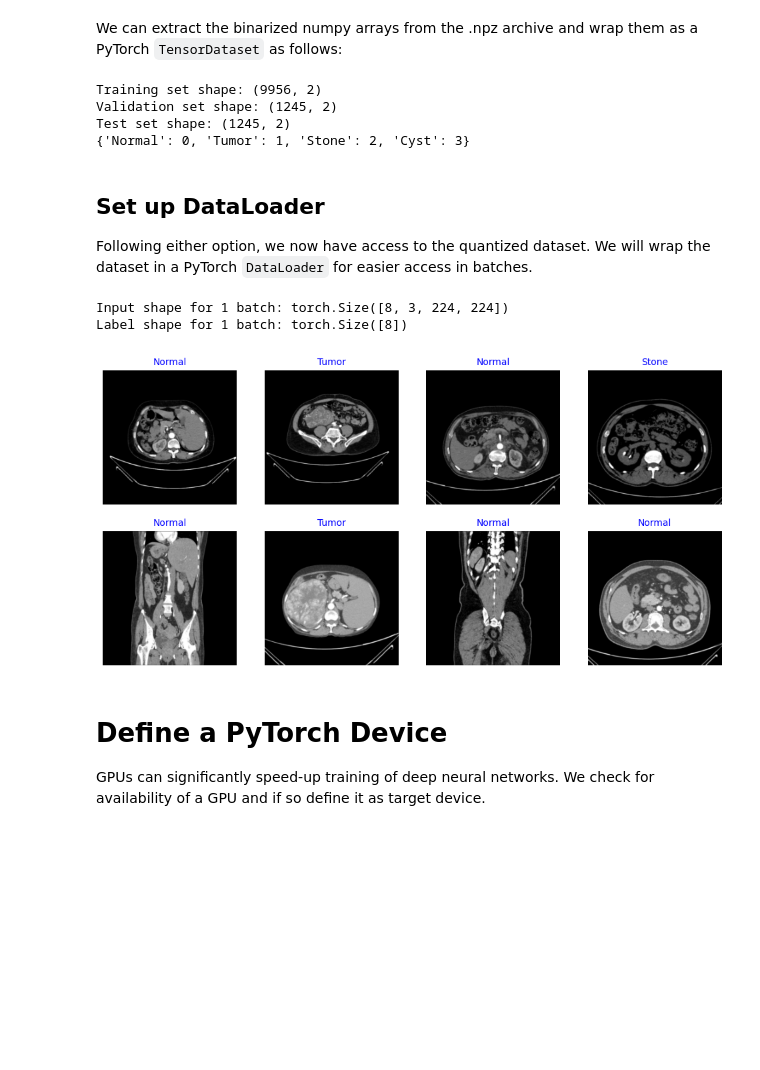
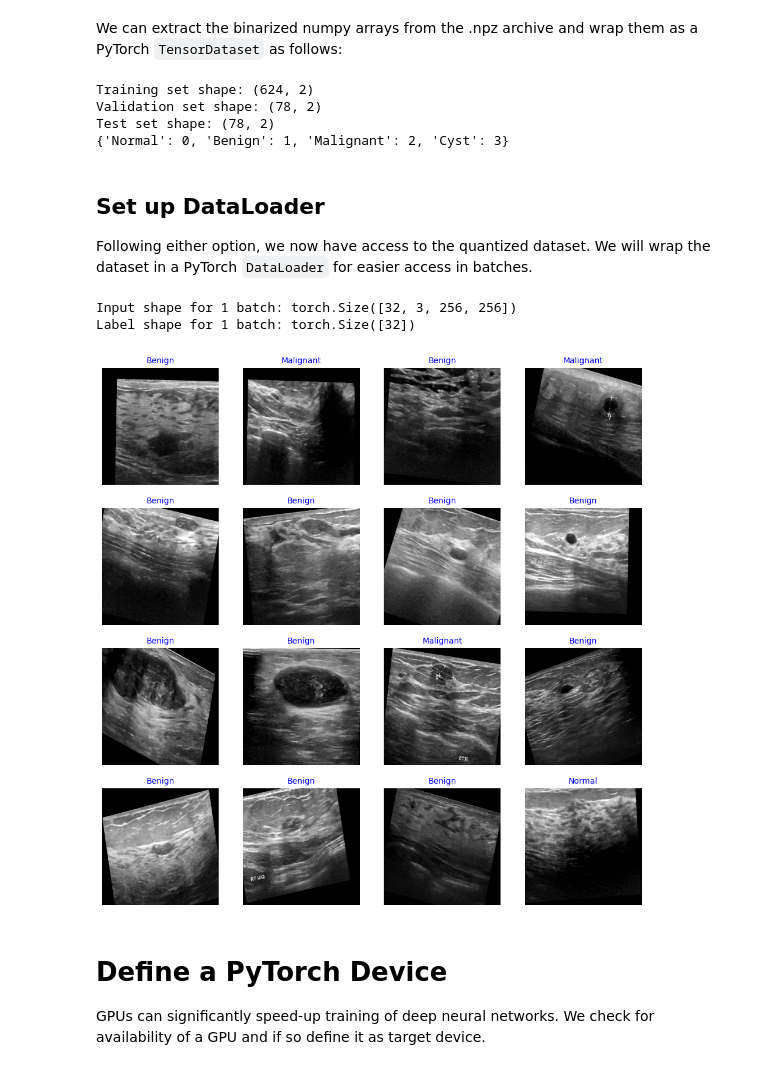
Before and after one commit to dellel/FINN_Brevitas, a Jupyter notebook: 1-train-mlp-with-brevitas.ipynb, the cells around one changed output. Cells and saved outputs as stored; diff of their text form; code cells hidden in the pictures; blank space fills up the shorter version.

Commit message:
fix: using breast-cancer dataset

```diff
--- a/1-train-mlp-with-brevitas.ipynb
+++ b/1-train-mlp-with-brevitas.ipynb
@@ -121,7 +121,9 @@ print("Shape of one input sample: " +  str(train_quantized_dataset[0][0].shape))
 
 """
 
-data_path = base_dir + "CT-KIDNEY-DATASET-Normal-Cyst-Tumor-Stone/CT-KIDNEY-DATASET-Normal-Cyst-Tumor-Stone"
+#data_path = base_dir + "CT-KIDNEY-DATASET-Normal-Cyst-Tumor-Stone/CT-KIDNEY-DATASET-Normal-Cyst-Tumor-Stone"
+#data_path = base_dir + "US-KIDNEY-DATASET/"
+data_path = base_dir + "Dataset_BUSI_with_GT/"
 
 # Prepare dataset
 def load_dataset(data_path):
@@ -162,19 +164,23 @@ class CustomDataset(Dataset):
 
         return image, label
 
-input_size = (3, 224, 224)
+input_size = (3, 256, 256)
 
 transform = transforms.Compose([
+    transforms.ToTensor(),
+    transforms.RandomHorizontalFlip(),
+    transforms.RandomAffine(degrees=(-20, 20), translate=(0.1, 0.1), scale=(0.9, 1.1), interpolation=transforms.InterpolationMode.BILINEAR),
+    #transforms.ColorJitter(brightness=0.2, contrast=0.2, saturation=0.2, hue=0.2),
     transforms.Resize(input_size[1:3]),
-    transforms.RandomHorizontalFlip(),
-    #transforms.ColorJitter(brightness=0.2, contrast=0.2, saturation=0.2, hue=0.2),
-    transforms.ToTensor(),
+    #transforms.ToTensor(),
+    #transforms.Normalize(mean=[0.485, 0.456, 0.406], std=[0.229, 0.224, 0.225])
     #transforms.Normalize(mean=[0.485], std=[0.229])
 ])
 
 # Create datasets and loaders
 #class_indices = {label: idx for idx, label in enumerate(train_df['label'].unique())}
-class_indices = {'Normal': 0, 'Tumor': 1, 'Stone': 2, 'Cyst': 3}
+#class_indices = {'Normal': 0, 'Tumor': 1, 'Stone': 2, 'Cyst': 3}
+class_indices = {'Normal': 0, 'Benign': 1, 'Malignant': 2, 'Cyst': 3}
 
 train_dataset = CustomDataset(train_df, transform=transform, class_indices=class_indices)
 valid_dataset = CustomDataset(valid_df, transform=transform, class_indices=class_indices)
@@ -185,16 +191,16 @@ print("Validation set shape:", valid_df.shape)  # Printing the shape of the vali
 print("Test set shape:", test_df.shape)  # Printing the shape of the test set
 print(class_indices)  # Printing the class indices
 # %% [output]
-Training set shape: (9956, 2)
-Validation set shape: (1245, 2)
-Test set shape: (1245, 2)
-{'Normal': 0, 'Tumor': 1, 'Stone': 2, 'Cyst': 3}
+Training set shape: (624, 2)
+Validation set shape: (78, 2)
+Test set shape: (78, 2)
+{'Normal': 0, 'Benign': 1, 'Malignant': 2, 'Cyst': 3}
 # %% [markdown]
 ## Set up DataLoader
 
 Following either option, we now have access to the quantized dataset. We will wrap the dataset in a PyTorch `DataLoader` for easier access in batches.
 # %%
-batch_size = 8
+batch_size = 32
 
 # dataset loaders
 #train_quantized_loader = DataLoader(train_quantized_dataset, batch_size=batch_size, shuffle=True)
@@ -211,28 +217,28 @@ for x,y in train_quantized_loader:
     if count == 1:
         break
 # %% [output]
-Input shape for 1 batch: torch.Size([8, 3, 224, 224])
-Label shape for 1 batch: torch.Size([8])
+Input shape for 1 batch: torch.Size([32, 3, 256, 256])
+Label shape for 1 batch: torch.Size([32])
 # %%
 g_dict = class_indices  # Storing class indices
 classes = list(g_dict.keys())  # Getting class names
 images, labels = next(iter(train_quantized_loader))  # Getting a batch of images and labels
 
 plt.figure(figsize=(12, 12))  # Setting the figure size
 
-for i in range(batch_size):  # Iterating through the first 16 images
+for i in range(np.min([batch_size, 16])):  # Iterating through the first 16 images
     plt.subplot(4, 4, i + 1)  # Creating a subplot
     image = images[i].permute(1, 2, 0).numpy()  # Permuting and converting the image to numpy
     #image = images[i].numpy()
     image = np.clip(image, 0, 1)  # Clipping the image values to [0, 1]
     plt.imshow(image)  # Displaying the image
     index = labels[i].item()  # Getting the label index
     class_name = classes[index]  # Getting the class name
     plt.title(class_name, color='blue', fontsize=10)  # Setting the title of the subplot
     plt.axis('off')  # Hiding the axis
 plt.show()  # Displaying the figure
 # %% [output]
-[figure, old version]
+[figure, new version]
 # %% [markdown]
 # Define a PyTorch Device <a id='define_pytorch_device'></a>
 
```
Also changed, not shown: parts of 10 cells of this notebook, 3 other files.
